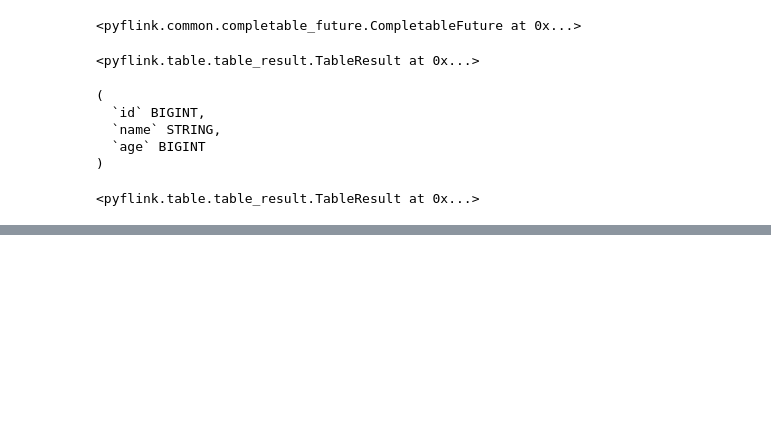
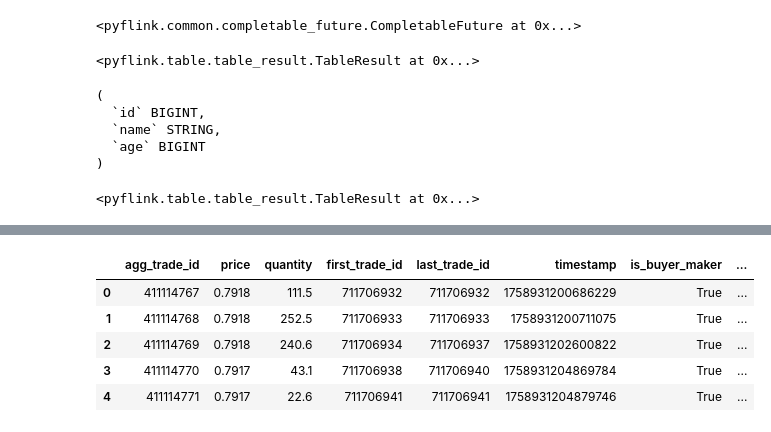
Before and after one commit to sweantu/crypto, a Jupyter notebook: crypto-stream/jupyter/workspace/test.ipynb, the cells around one changed output, grey strips where cells are left out. Saved outputs shown, nothing was run; the diff lists cells and outputs as text; code cells hidden in the pictures; blank space fills up the shorter version.

```diff
--- a/crypto-stream/jupyter/workspace/test.ipynb
+++ b/crypto-stream/jupyter/workspace/test.ipynb
@@ -84,0 +94,17 @@ SELECT CAST(id AS INT), name, CAST(age AS INT) FROM source_view4
+# %%
+rows = []
+with open("ADAUSDT-aggTrades-2025-09-27.csv") as f:
+    reader = csv.reader(f)
+    for i, row in enumerate(reader, 1):
+        rows.append([
+            int(row[0]),
+            float(row[1]),
+            float(row[2]),
+            int(row[3]),
+            int(row[4]),
+            int(row[5]),
+            row[6].strip().lower() == "true",
+            row[7].strip().lower() == "true"
+        ])
+        if i % 1000 == 0:
+            break
@@ -84,0 +130,14 @@ SELECT CAST(id AS INT), name, CAST(age AS INT) FROM source_view4
+# %%
+schema = DataTypes.ROW([
+  DataTypes.FIELD("agg_trade_id", DataTypes.BIGINT()),
+  DataTypes.FIELD("price", DataTypes.DOUBLE()),
+  DataTypes.FIELD("quantity", DataTypes.DOUBLE()),
+  DataTypes.FIELD("first_trade_id", DataTypes.BIGINT()),
+  DataTypes.FIELD("last_trade_id", DataTypes.BIGINT()),
+  DataTypes.FIELD("timestamp", DataTypes.BIGINT()),
+  DataTypes.FIELD("is_buyer_maker", DataTypes.BOOLEAN()),
+  DataTypes.FIELD("is_best_match", DataTypes.BOOLEAN())
+])
+# %%
+source_table = t_env \
+    .from_elements(rows, schema)
@@ -84,0 +175,11 @@ SELECT CAST(id AS INT), name, CAST(age AS INT) FROM source_view4
+# %%
+df = source_table.to_pandas()
+# %%
+df.head()
+# %% [output]
+|  | agg_trade_id | price | quantity | first_trade_id | last_trade_id | timestamp | is_buyer_maker | ... |
+| 0 | 411114767 | 0.7918 | 111.5 | 711706932 | 711706932 | 1758931200686229 | True | ... |
+| 1 | 411114768 | 0.7918 | 252.5 | 711706933 | 711706933 | 1758931200711075 | True | ... |
+| 2 | 411114769 | 0.7918 | 240.6 | 711706934 | 711706937 | 1758931202600822 | True | ... |
+| 3 | 411114770 | 0.7917 | 43.1 | 711706938 | 711706940 | 1758931204869784 | True | ... |
+| 4 | 411114771 | 0.7917 | 22.6 | 711706941 | 711706941 | 1758931204879746 | True | ... |
```
Also changed, not shown: parts of 18 cells of this notebook, 10 other files.
